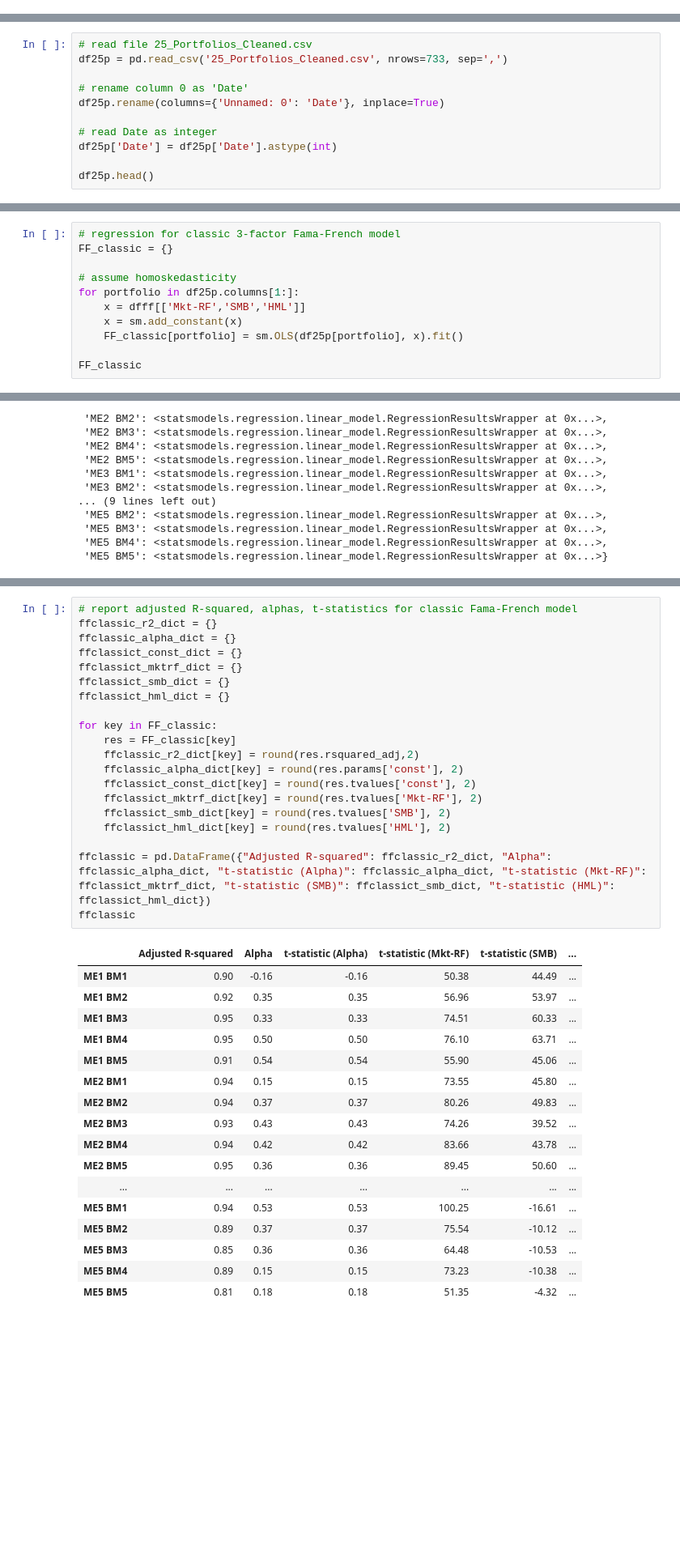
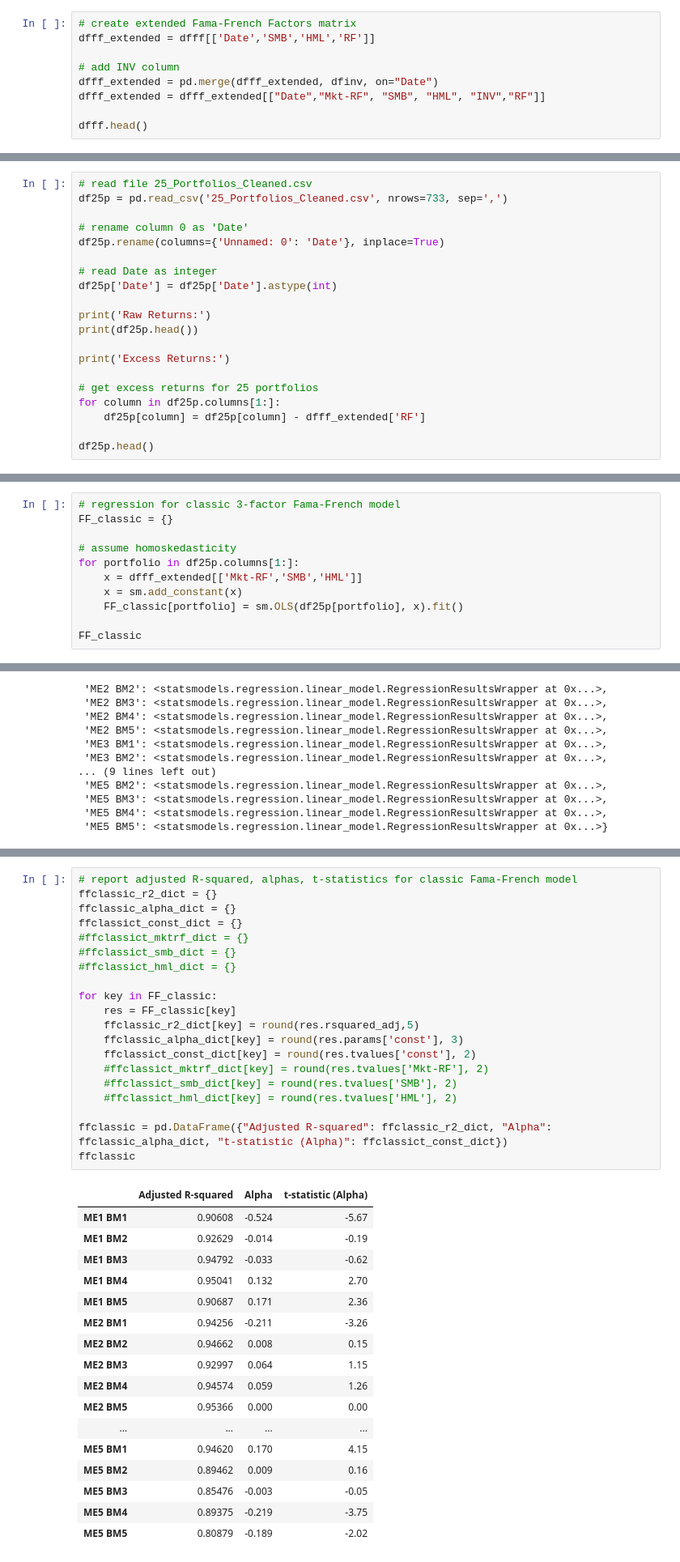
Before and after one commit to JiaqiSun45635/AP, a Jupyter notebook: Asset Pricing Assignment Q3.ipynb, the cells around one changed output, grey strips where cells are left out. Shown at 81% size. Drawn from its saved outputs; the diff is of its cells as text; blank space fills up the shorter version.

```diff
--- a/Asset Pricing Assignment Q3.ipynb
+++ b/Asset Pricing Assignment Q3.ipynb
@@ -156,0 +177,9 @@ dfff.head()
+# %%
+# create extended Fama-French Factors matrix
+dfff_extended = dfff[['Date','SMB','HML','RF']]
+
+# add INV column
+dfff_extended = pd.merge(dfff_extended, dfinv, on="Date")
+dfff_extended = dfff_extended[["Date","Mkt-RF", "SMB", "HML", "INV","RF"]]
+
+dfff.head()
@@ -164,5 +200,14 @@ df25p.rename(columns={'Unnamed: 0': 'Date'}, inplace=True)
 # read Date as integer
 df25p['Date'] = df25p['Date'].astype(int)
 
+print('Raw Returns:')
+print(df25p.head())
+
+print('Excess Returns:')
+
+# get excess returns for 25 portfolios
+for column in df25p.columns[1:]:
+    df25p[column] = df25p[column] - dfff_extended['RF']
+
 df25p.head()
 # %% [output]
@@ -179,7 +241,7 @@ FF_classic = {}
 
 # assume homoskedasticity
 for portfolio in df25p.columns[1:]:
-    x = dfff[['Mkt-RF','SMB','HML']]
+    x = dfff_extended[['Mkt-RF','SMB','HML']]
     x = sm.add_constant(x)
     FF_classic[portfolio] = sm.OLS(df25p[portfolio], x).fit()
 
@@ -257,41 +296,41 @@ ME5 BM5  0.195327  1.102830 -0.141917  0.953544  0.177325
 # %%
 # report adjusted R-squared, alphas, t-statistics for classic Fama-French model
 ffclassic_r2_dict = {}
 ffclassic_alpha_dict = {}
 ffclassict_const_dict = {}
-ffclassict_mktrf_dict = {}
-ffclassict_smb_dict = {}
-ffclassict_hml_dict = {}
+#ffclassict_mktrf_dict = {}
+#ffclassict_smb_dict = {}
+#ffclassict_hml_dict = {}
 
 for key in FF_classic:
     res = FF_classic[key]
-    ffclassic_r2_dict[key] = round(res.rsquared_adj,2)
-    ffclassic_alpha_dict[key] = round(res.params['const'], 2)
+    ffclassic_r2_dict[key] = round(res.rsquared_adj,5)
+    ffclassic_alpha_dict[key] = round(res.params['const'], 3)
     ffclassict_const_dict[key] = round(res.tvalues['const'], 2)
-    ffclassict_mktrf_dict[key] = round(res.tvalues['Mkt-RF'], 2)
-    ffclassict_smb_dict[key] = round(res.tvalues['SMB'], 2)
-    ffclassict_hml_dict[key] = round(res.tvalues['HML'], 2)
+    #ffclassict_mktrf_dict[key] = round(res.tvalues['Mkt-RF'], 2)
+    #ffclassict_smb_dict[key] = round(res.tvalues['SMB'], 2)
+    #ffclassict_hml_dict[key] = round(res.tvalues['HML'], 2)
 
-ffclassic = pd.DataFrame({"Adjusted R-squared": ffclassic_r2_dict, "Alpha": ffclassic_alpha_dict, "t-statistic (Alpha)": ffclassic_alpha_dict, "t-statistic (Mkt-RF)": ffclassict_mktrf_dict, "t-statistic (SMB)": ffclassict_smb_dict, "t-statistic (HML)": ffclassict_hml_dict})
+ffclassic = pd.DataFrame({"Adjusted R-squared": ffclassic_r2_dict, "Alpha": ffclassic_alpha_dict, "t-statistic (Alpha)": ffclassict_const_dict})
 ffclassic
 # %% [output]
-|  | Adjusted R-squared | Alpha | t-statistic (Alpha) | t-statistic (Mkt-RF) | t-statistic (SMB) | ... |
-| ME1 BM1 | 0.90 | -0.16 | -0.16 | 50.38 | 44.49 | ... |
-| ME1 BM2 | 0.92 | 0.35 | 0.35 | 56.96 | 53.97 | ... |
-| ME1 BM3 | 0.95 | 0.33 | 0.33 | 74.51 | 60.33 | ... |
-| ME1 BM4 | 0.95 | 0.50 | 0.50 | 76.10 | 63.71 | ... |
-| ME1 BM5 | 0.91 | 0.54 | 0.54 | 55.90 | 45.06 | ... |
-| ME2 BM1 | 0.94 | 0.15 | 0.15 | 73.55 | 45.80 | ... |
-| ME2 BM2 | 0.94 | 0.37 | 0.37 | 80.26 | 49.83 | ... |
-| ME2 BM3 | 0.93 | 0.43 | 0.43 | 74.26 | 39.52 | ... |
-| ME2 BM4 | 0.94 | 0.42 | 0.42 | 83.66 | 43.78 | ... |
-| ME2 BM5 | 0.95 | 0.36 | 0.36 | 89.45 | 50.60 | ... |
-| ... | ... | ... | ... | ... | ... | ... |
-| ME5 BM1 | 0.94 | 0.53 | 0.53 | 100.25 | -16.61 | ... |
-| ME5 BM2 | 0.89 | 0.37 | 0.37 | 75.54 | -10.12 | ... |
-| ME5 BM3 | 0.85 | 0.36 | 0.36 | 64.48 | -10.53 | ... |
-| ME5 BM4 | 0.89 | 0.15 | 0.15 | 73.23 | -10.38 | ... |
-| ME5 BM5 | 0.81 | 0.18 | 0.18 | 51.35 | -4.32 | ... |
+|  | Adjusted R-squared | Alpha | t-statistic (Alpha) |
+| ME1 BM1 | 0.90608 | -0.524 | -5.67 |
+| ME1 BM2 | 0.92629 | -0.014 | -0.19 |
+| ME1 BM3 | 0.94792 | -0.033 | -0.62 |
+| ME1 BM4 | 0.95041 | 0.132 | 2.70 |
+| ME1 BM5 | 0.90687 | 0.171 | 2.36 |
+| ME2 BM1 | 0.94256 | -0.211 | -3.26 |
+| ME2 BM2 | 0.94662 | 0.008 | 0.15 |
+| ME2 BM3 | 0.92997 | 0.064 | 1.15 |
+| ME2 BM4 | 0.94574 | 0.059 | 1.26 |
+| ME2 BM5 | 0.95366 | 0.000 | 0.00 |
+| ... | ... | ... | ... |
+| ME5 BM1 | 0.94620 | 0.170 | 4.15 |
+| ME5 BM2 | 0.89462 | 0.009 | 0.16 |
+| ME5 BM3 | 0.85476 | -0.003 | -0.05 |
+| ME5 BM4 | 0.89375 | -0.219 | -3.75 |
+| ME5 BM5 | 0.80879 | -0.189 | -2.02 |
 # %%
 # report adjusted R-squared, alphas, t-statistics for extended Fama-French model with INV regressor
 ffextended_r2_dict = {}
```
Also changed, not shown: parts of 18 cells of this notebook.
